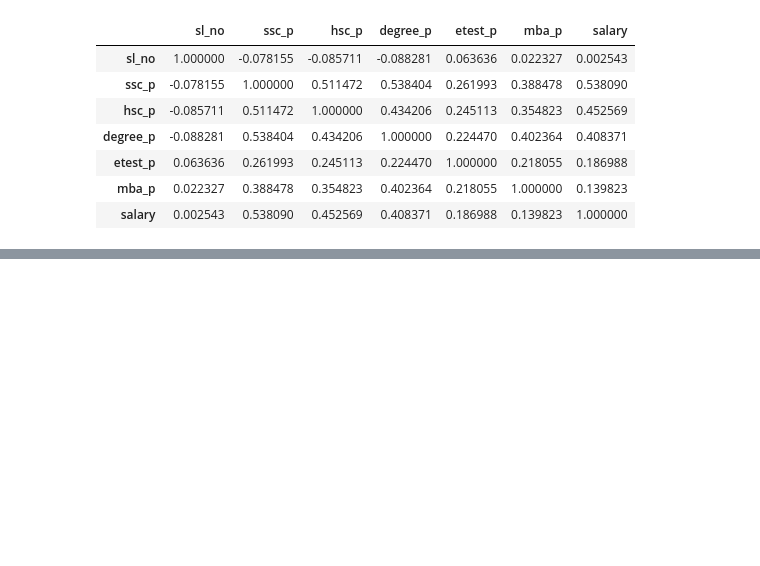
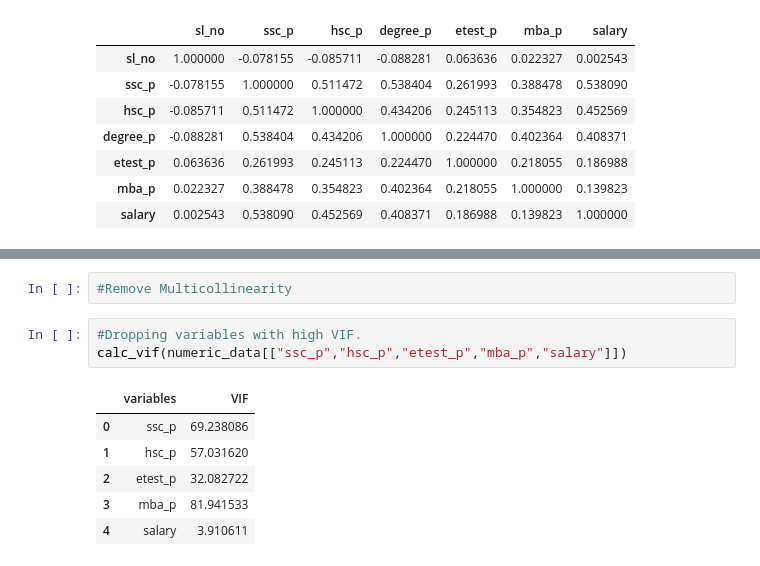
Before and after one commit to EKaviyasindhu/3.Data-Science, a Jupyter notebook: Bivariate Analysis/1.Bivariate.ipynb, the cells around one changed output, grey strips where cells are left out. Saved outputs shown, nothing was run; the diff lists cells and outputs as text; blank space fills up the shorter version.

```diff
--- a/Bivariate Analysis/1.Bivariate.ipynb
+++ b/Bivariate Analysis/1.Bivariate.ipynb
@@ -94,0 +192,12 @@ numeric_data.corr()
+# %%
+#Remove Multicollinearity
+# %%
+#Dropping variables with high VIF.
+calc_vif(numeric_data[["ssc_p","hsc_p","etest_p","mba_p","salary"]])
+# %% [output]
+|  | variables | VIF |
+| 0 | ssc_p | 69.238086 |
+| 1 | hsc_p | 57.031620 |
+| 2 | etest_p | 32.082722 |
+| 3 | mba_p | 81.941533 |
+| 4 | salary | 3.910611 |
```
Also changed, not shown: parts of 12 cells of this notebook, 1 other file.
